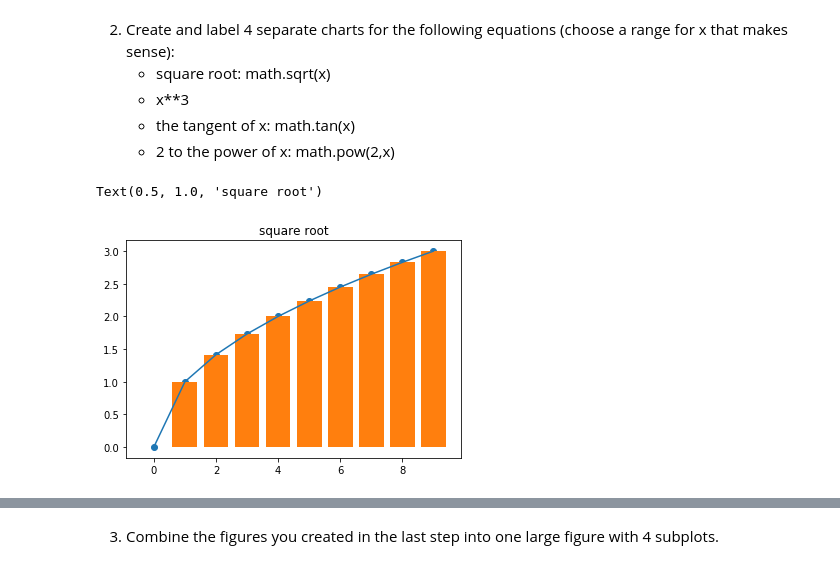
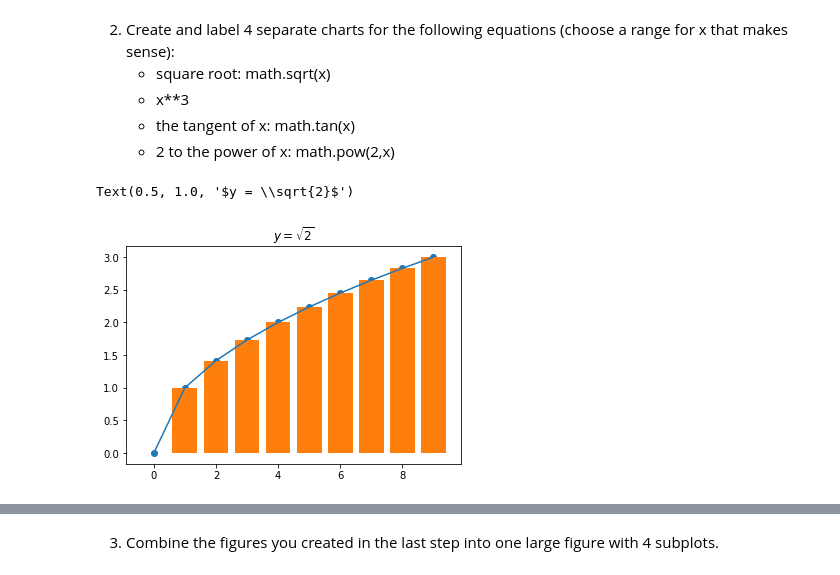
Before and after one commit to Yongliang-Shi/numpy-pandas-visualization-exercises, a Jupyter notebook: matplotlib_exercises.ipynb, the cells around one changed output, grey strips where cells are left out. Cells and saved outputs as stored; diff of their text form; code cells hidden in the pictures.

```diff
--- a/matplotlib_exercises.ipynb
+++ b/matplotlib_exercises.ipynb
@@ -44,15 +41,15 @@ Text(-0.3, 15, 'the orgin')
 # %%
 import math
 
 x1 = range(10)
-y1 = [math.sqrt(i) for i in x]
+y1 = [math.sqrt(i) for i in x1]
 
 plt.scatter(x1,y1)
 plt.plot(x1,y1)
 plt.bar(x1,y1)
-plt.title("square root")
+plt.title(r"$y = \sqrt{2}$")
 # %% [output]
-Text(0.5, 1.0, 'square root')
+Text(0.5, 1.0, '$y = \\sqrt{2}$')
-[figure, old version]
+[figure, new version]
 # %%
 x2 = range(10)
```
Also changed, not shown: parts of 7 cells of this notebook.
